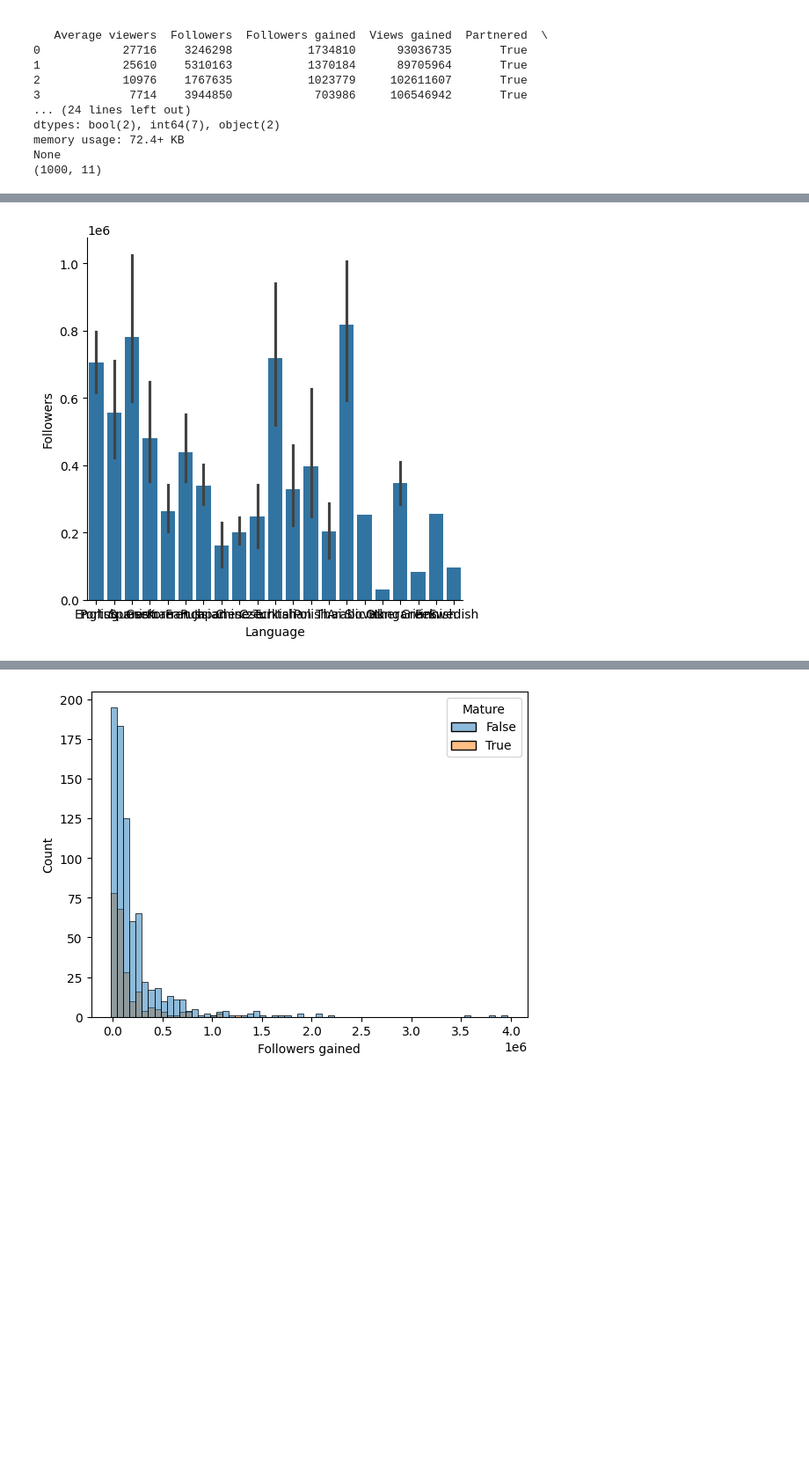
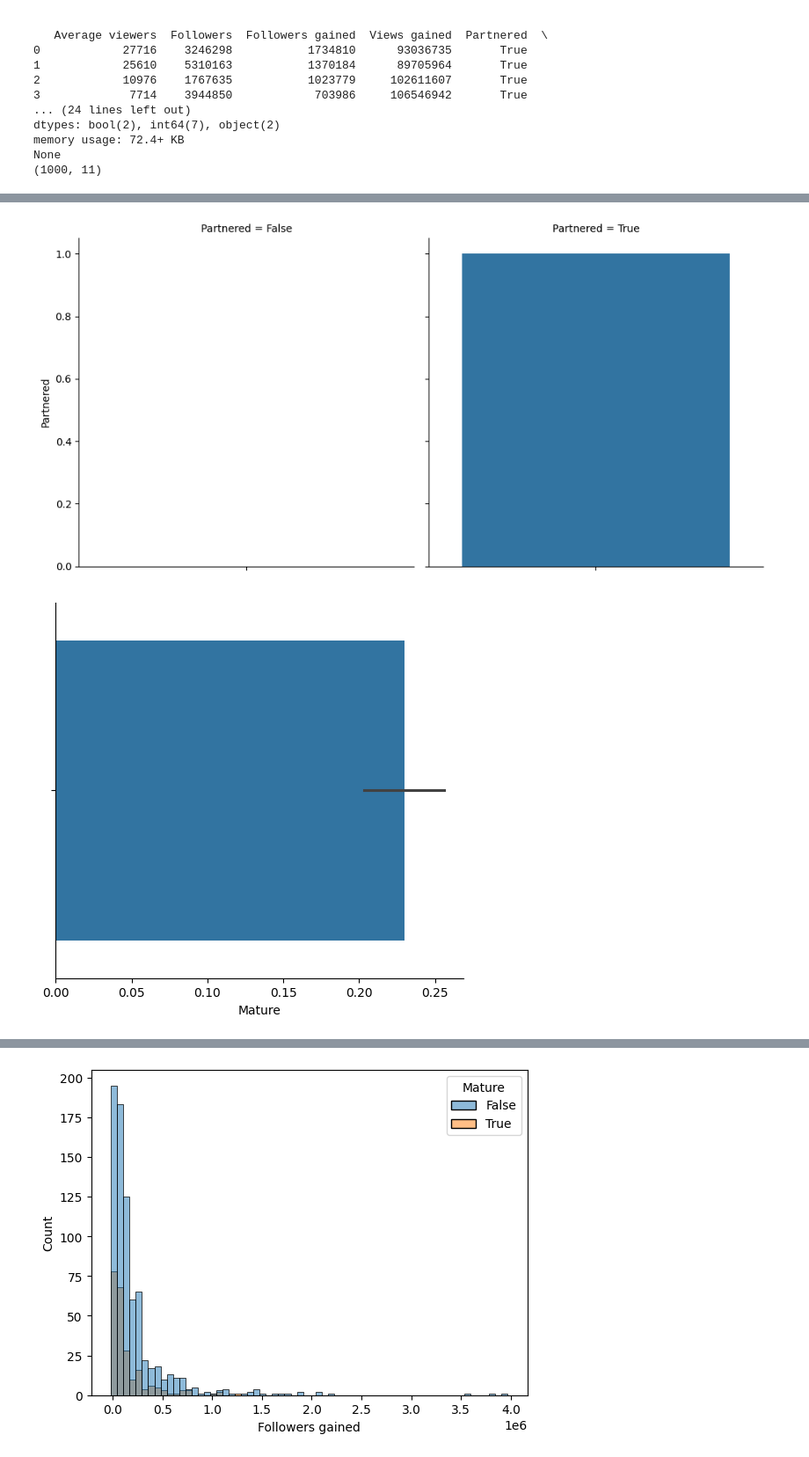
Before and after one commit to datasheng/csc460-BrandonVasquez-HW, a Jupyter notebook: Homework_3/twitch_eda/twitch_EDA.ipynb, the cells around one changed output, grey strips where cells are left out. Shown at 88% size. Drawn from its saved outputs; the diff is of its cells as text; code cells hidden in the pictures; blank space fills up the shorter version.

```diff
--- a/Homework_3/twitch_eda/twitch_EDA.ipynb
+++ b/Homework_3/twitch_eda/twitch_EDA.ipynb
@@ -74,9 +119,11 @@ plt.show()
 # %%
-# sns.catplot(data=df, x='Channel', kind='bar')
-# sns.catplot(data=df, x='Partnered', kind='bar')
-# sns.catplot(data=df, x='Mature', kind='bar')
-sns.catplot(data=df, x='Language', y='Followers' kind='bar')
+sns.catplot(data=df, y='Partnered', col='Partnered', kind='bar') # want to make this one into those that are true and those that are false
+sns.catplot(data=df, x='Mature', kind='bar')
+sns.displot(data=df, x='Language', kind='hist')
 
+
+plt.xticks(rotation=90)
 plt.show()
 # %% [output]
-[figure, old version]
+[figure, new version]
+[figure, added]
```
Also changed, not shown: parts of 8 cells of this notebook.
